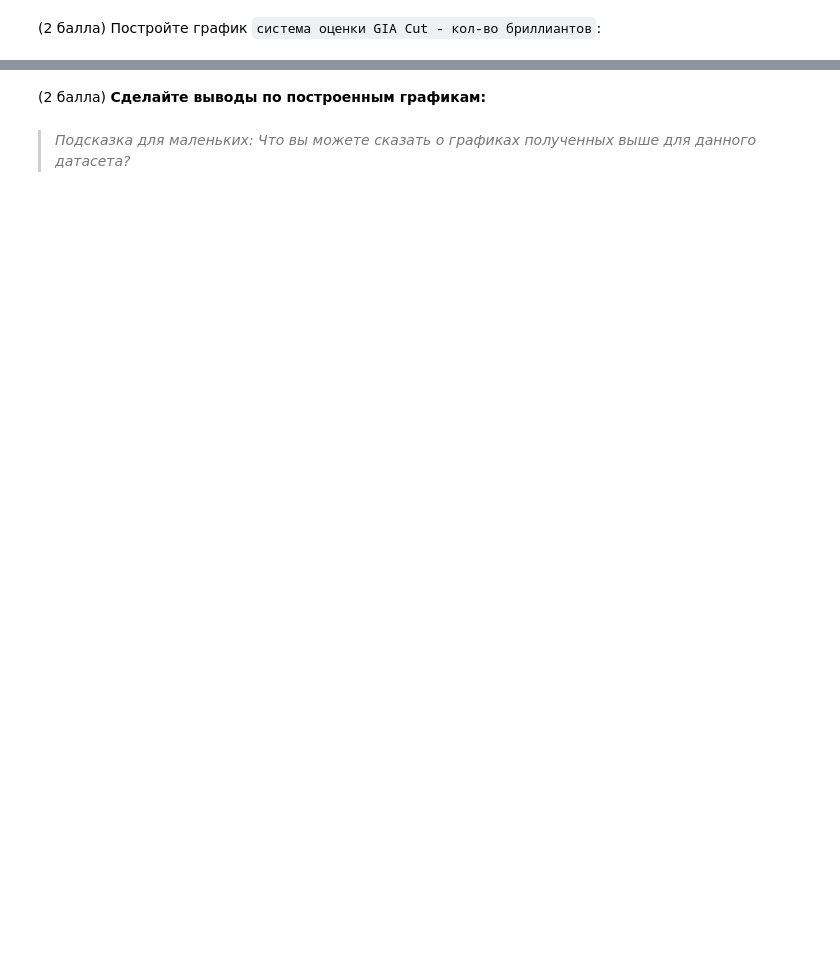
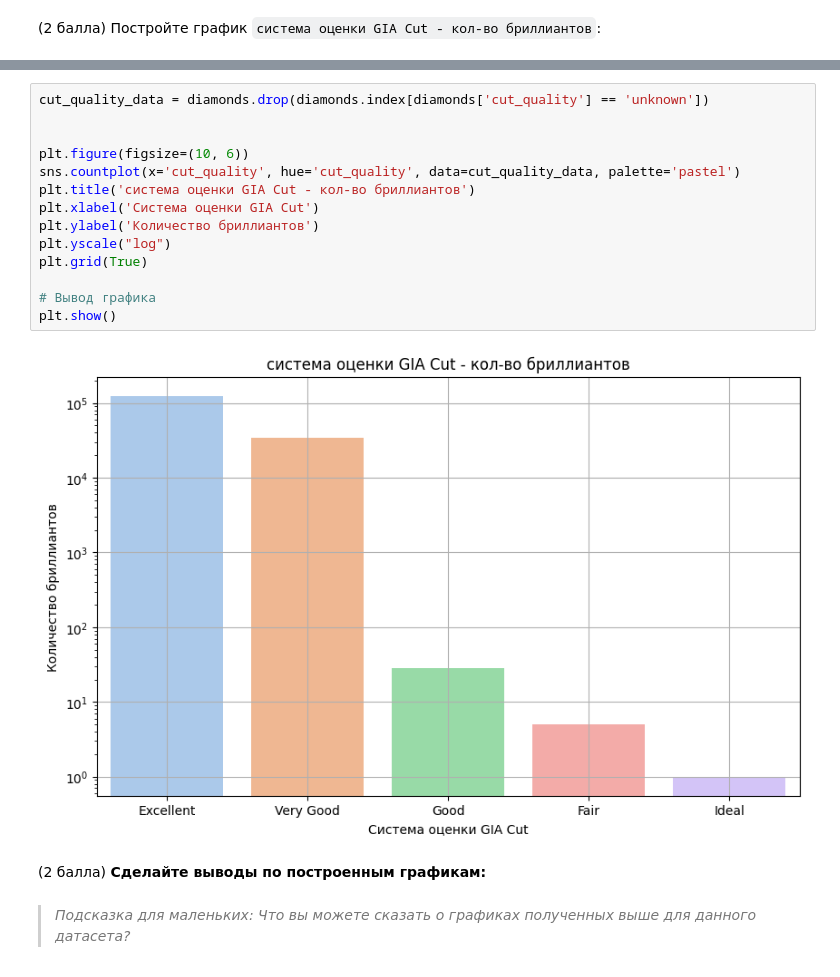
Before and after one commit to MMM-KiLLeR5/mipt_python_lab, a Jupyter notebook: lab_work.ipynb, the cells around one changed output, grey strips where cells are left out. Saved outputs shown, nothing was run; the diff lists cells and outputs as text; blank space fills up the shorter version.

```diff
--- a/lab_work.ipynb
+++ b/lab_work.ipynb
@@ -408,3 +519,19 @@ array(['color', 'cut_quality', 'eye_clean', 'culet_size',
+# %%
+cut_quality_data = diamonds.drop(diamonds.index[diamonds['cut_quality'] == 'unknown'])
+
+
+plt.figure(figsize=(10, 6))
+sns.countplot(x='cut_quality', hue='cut_quality', data=cut_quality_data, palette='pastel')
+plt.title('система оценки GIA Cut - кол-во бриллиантов')
+plt.xlabel('Система оценки GIA Cut')
+plt.ylabel('Количество бриллиантов')
+plt.yscale("log")
+plt.grid(True)
+
+# Вывод графика
+plt.show()
+# %% [output]
+[figure, added]
 # %% [markdown]
 (2 балла) **Сделайте выводы по построенным графикам:**
 # %% [markdown]
```
Also changed, not shown: parts of 46 cells of this notebook.
